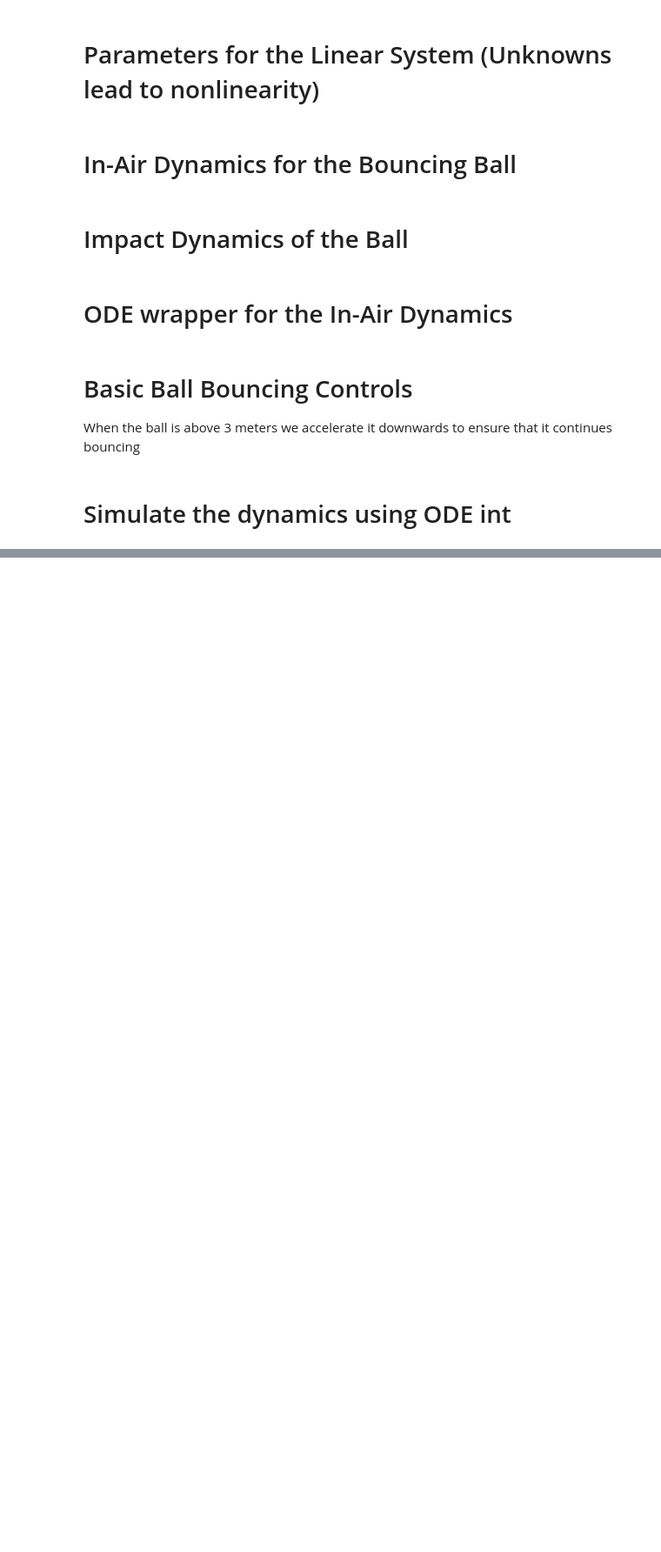
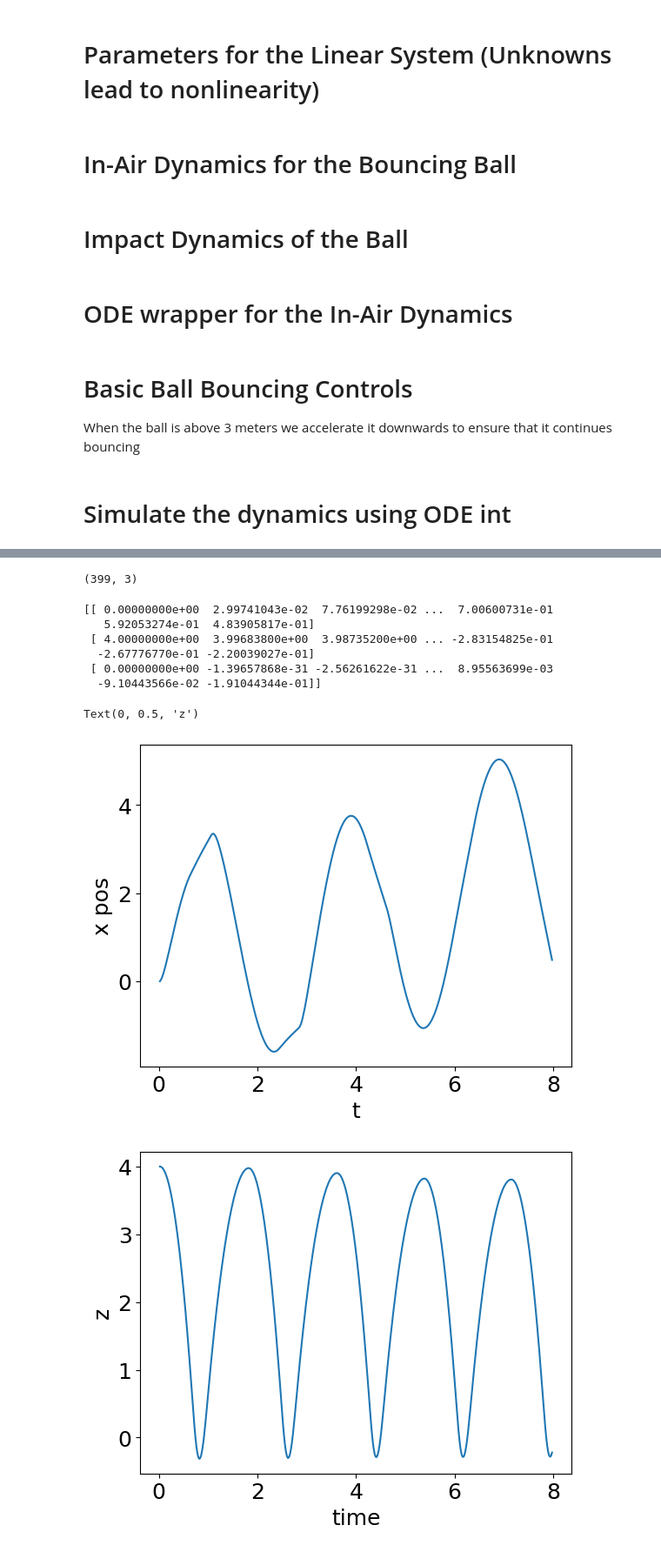
Before and after one commit to tylerjohnbecker/Nonlinear_and_Data_Driven_Estimation, a Jupyter notebook: BouncingBall.ipynb, the cells around one changed output, grey strips where cells are left out. Shown at 87% size. Cells and saved outputs as stored; diff of their text form; code cells hidden in the pictures; blank space fills up the shorter version.

```diff
--- a/BouncingBall.ipynb
+++ b/BouncingBall.ipynb
@@ -383,0 +746,56 @@ def h(x_vec, u_vec):
+# %%
+# this might be an unecessary fix but I was getting index out of bounds for no reason
+simulator.setpoint = { i : np.array([0]*int(8/delta_t)) for i in simulator.state_names }
+
+cur_time = delta_t
+u_np = []
+left_right_controller = BouncingBallController()
+
+while cur_time < 8 - delta_t :
+    index = len(u_np)
+
+    u_t = left_right_controller(result[index], cur_time)
+    u_np.append(u_t)
+    cur_time += delta_t
+
+up_np = np.array(u_np)
+print(up_np.shape)
+# %% [output]
+(399, 3)
+# %%
+import pandas as pd
+
+u_sim_df = pd.DataFrame(u_np, columns=['f_x', 'f_z', 'tor'])
+x_sim_df = pd.DataFrame(result, columns=['x', 'x_dot', 'z', 'z_dot', 'theta', 'theta_dot', 'm', 'e', 'mu'])
+# %%
+# Set initial state
+x0 = x_sim_df.iloc[0]
+
+open_loop_sim = simulator.simulate(x0=x0, u=u_sim_df.values, return_full_output=True)
+
+open_loop_sim_y = np.array([open_loop_sim[1]['x'], open_loop_sim[1]['z'], open_loop_sim[1]['theta_dot']])
+print(open_loop_sim_y)
+# %% [output]
+[[ 0.00000000e+00  2.99741043e-02  7.76199298e-02 ...  7.00600731e-01
+   5.92053274e-01  4.83905817e-01]
+ [ 4.00000000e+00  3.99683800e+00  3.98735200e+00 ... -2.83154825e-01
+  -2.67776770e-01 -2.20039027e-01]
+ [ 0.00000000e+00 -1.39657868e-31 -2.56261622e-31 ...  8.95563699e-03
+  -9.10443566e-02 -1.91044344e-01]]
+# %%
+# Plot the x component -- it should match what we had above
+fig = plt.figure()
+ax = fig.add_subplot(111)
+ax.plot(tsim[1:], open_loop_sim_y[0])
+ax.set_xlabel('t')
+ax.set_ylabel('x pos')
+
+fig1 = plt.figure()
+ax1 = fig1.add_subplot(111)
+ax1.plot(tsim[1:], open_loop_sim_y[1])
+ax1.set_xlabel('time')
+ax1.set_ylabel('z')
+# %% [output]
+Text(0, 0.5, 'z')
+[figure, added]
+[figure, added]
```
Also changed, not shown: parts of 46 cells of this notebook.
